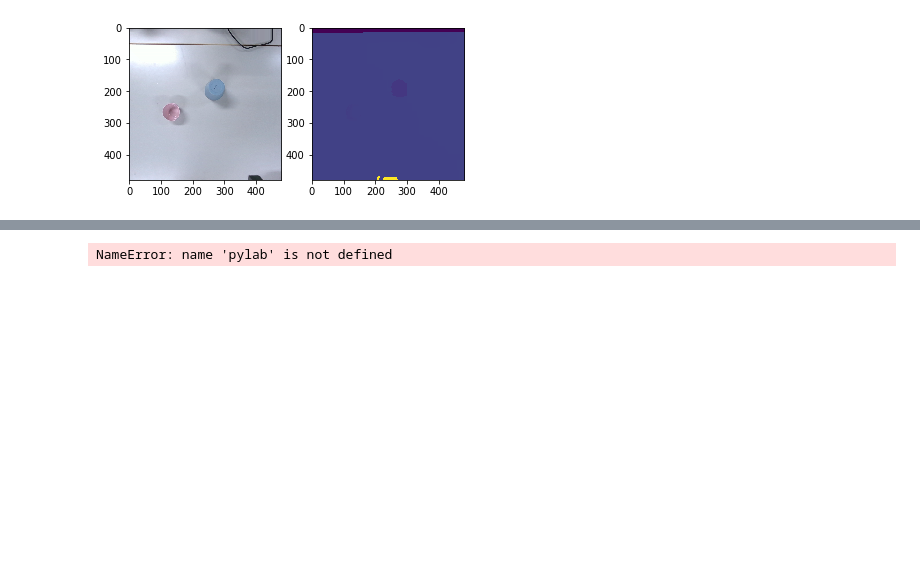
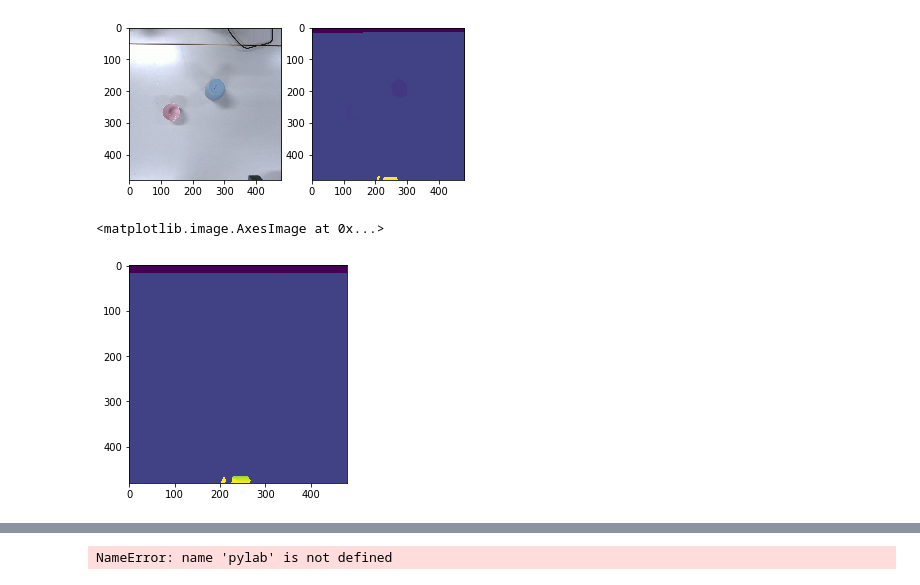
Before and after one commit to hogunkee/ur5_manipulation, a Jupyter notebook: realrobot/test_sdfgcn.ipynb, the cells around one changed output, grey strips where cells are left out. Drawn from its saved outputs; the diff is of its cells as text; code cells hidden in the pictures; blank space fills up the shorter version.

```diff
--- a/realrobot/test_sdfgcn.ipynb
+++ b/realrobot/test_sdfgcn.ipynb
@@ -45,6 +45,16 @@ sdf_module.set_background(background_img[1])
 show_img(background_img, 0, 3)
 # %% [output]
 [figure]
+# %%
+# 1. Reset Robot Arm & Set Background Image#
+sdf_module.load_background()
+#env.ur5.realsense = RealSenseSensor("141322252613")
+#env.ur5.realsense.frames(spatial=True, hole_filling=True, temporal=True)
+
+plt.imshow(sdf_module.depth_bg, vmin=0, vmax=3)
+# %% [output]
+<matplotlib.image.AxesImage at 0x...>
+[figure, added]
 # %%
 # 2. Set Goal Scene #
 env.set_goals()
```
Also changed, not shown: parts of 6 cells of this notebook, 6 other files.
